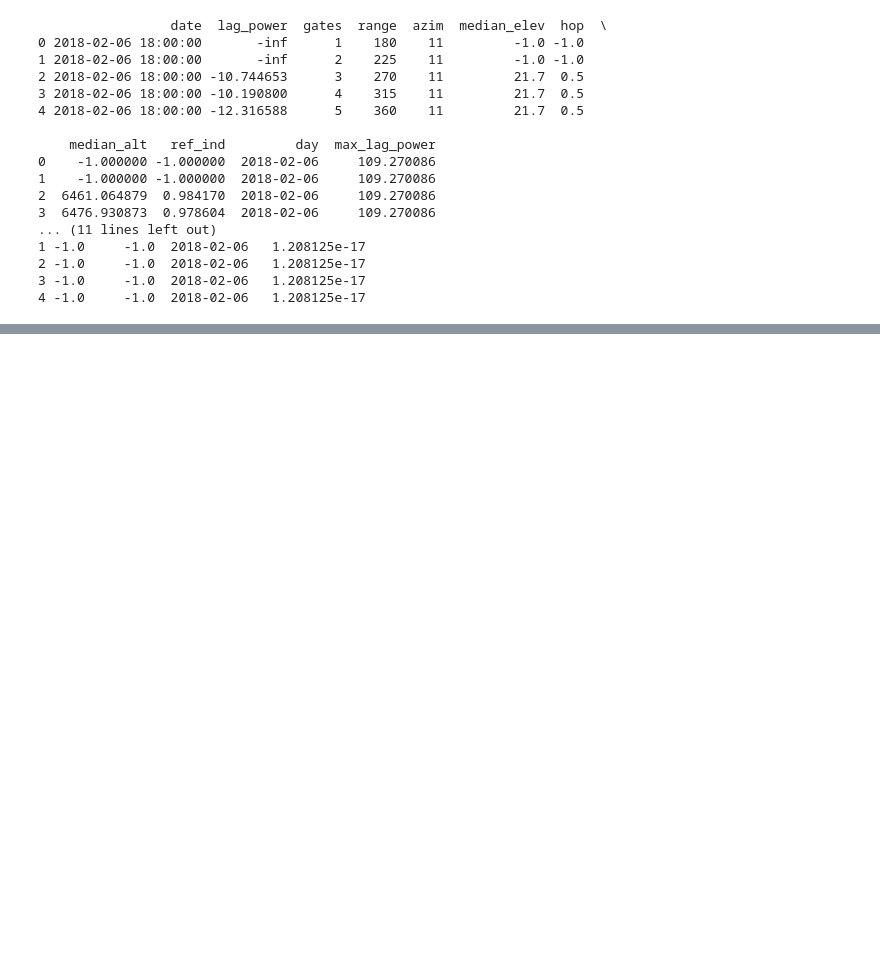
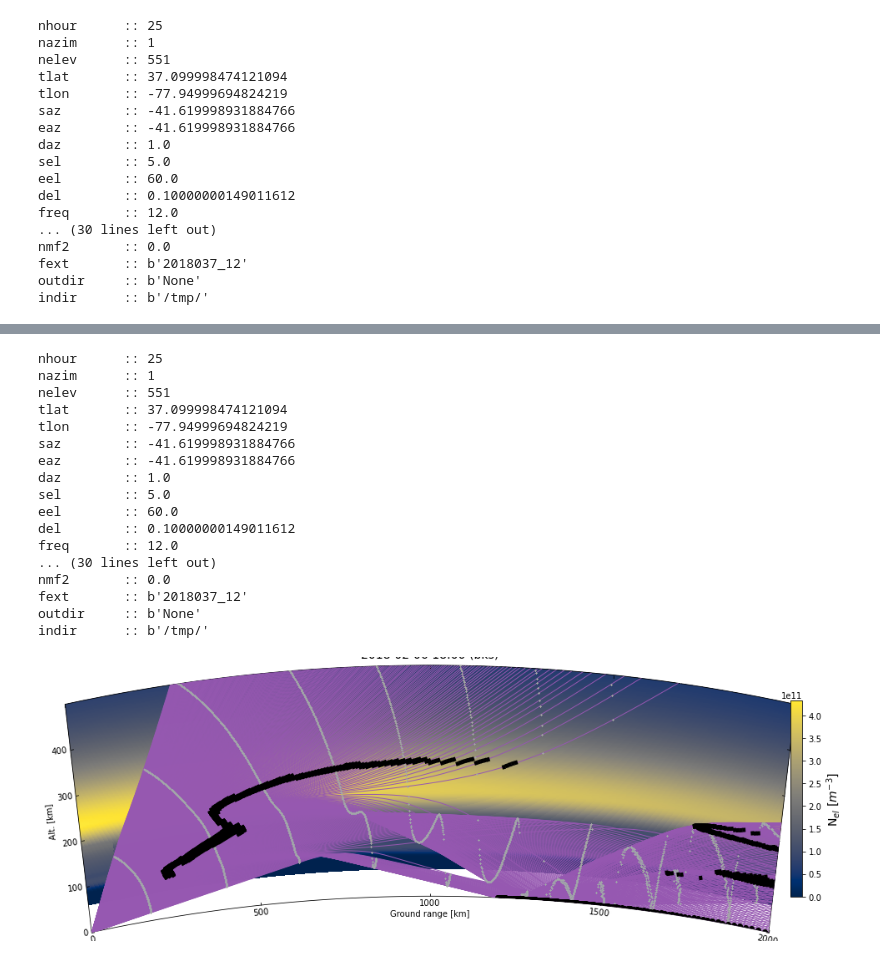
Before and after one commit to bharatreddy/raydarn, a Jupyter notebook: demo_run.ipynb, the cells around one changed output, grey strips where cells are left out. Saved outputs shown, nothing was run; the diff lists cells and outputs as text; code cells hidden in the pictures; blank space fills up the shorter version.

```diff
--- a/demo_run.ipynb
+++ b/demo_run.ipynb
@@ -203,23 +38,0 @@ See the caveats in the documentation: https://pandas.pydata.org/pandas-docs/stab
-# %%
-# gnd_df.groupby('hop').size()#[gnd_df['hop'] == 0.5]
-print(iono_df.head())
-print("-------------")
-print(gnd_df.head())
-# %% [output]
-                 date  lag_power  gates  range  azim  median_elev  hop  \
-0 2018-02-06 18:00:00       -inf      1    180    11         -1.0 -1.0
-1 2018-02-06 18:00:00       -inf      2    225    11         -1.0 -1.0
-2 2018-02-06 18:00:00 -10.744653      3    270    11         21.7  0.5
-3 2018-02-06 18:00:00 -10.190800      4    315    11         21.7  0.5
-4 2018-02-06 18:00:00 -12.316588      5    360    11         21.7  0.5
-
-    median_alt   ref_ind         day  max_lag_power
-0    -1.000000 -1.000000  2018-02-06     109.270086
-1    -1.000000 -1.000000  2018-02-06     109.270086
-2  6461.064879  0.984170  2018-02-06     109.270086
-3  6476.930873  0.978604  2018-02-06     109.270086
-... (11 lines left out)
-1 -1.0     -1.0  2018-02-06   1.208125e-17
-2 -1.0     -1.0  2018-02-06   1.208125e-17
-3 -1.0     -1.0  2018-02-06   1.208125e-17
-4 -1.0     -1.0  2018-02-06   1.208125e-17
@@ -261,0 +39,35 @@ gnd_pwr_vals = numpy.ma.masked_where(\
+# %%
+fig = plt.figure(figsize=(16, 6))
+rays_obj = plot_utils.RayPathPlot(rto, date_plot, sel_beam)
+rays_obj.plot_edens()
+rays_obj.add_cbar()
+_ = rays_obj.cbax.set_ylabel(r"N$_{el}$ [$m^{-3}$]", fontsize=14)
+rays_obj.ax1.set_title(date_plot.strftime("%Y-%m-%d %H:%M") + " ("+radar+")", fontsize=14)
+rays_obj.ax1.set_ylabel(r"Alt. [km]", size=16)
+rays_obj.ax1.set_xlabel(r"Ground range [km]", size=16)
+
+# plot rays
+rays_obj.plot_rays()
+# plot rays
+
+# Plot grnd & iono scat
+rays_obj.plot_scatter()
+# Plot grnd & iono scat
+# %% [output]
+nhour      :: 25
+nazim      :: 1
+nelev      :: 551
+tlat       :: 37.099998474121094
+tlon       :: -77.94999694824219
+saz        :: -41.619998931884766
+eaz        :: -41.619998931884766
+daz        :: 1.0
+sel        :: 5.0
+eel        :: 60.0
+del        :: 0.10000000149011612
+freq       :: 12.0
+... (30 lines left out)
+nmf2       :: 0.0
+fext       :: b'2018037_12'
+outdir     :: b'None'
+indir      :: b'/tmp/'
@@ -262,3 +75,21 @@ gnd_pwr_vals = numpy.ma.masked_where(\
+nhour      :: 25
+nazim      :: 1
+nelev      :: 551
+tlat       :: 37.099998474121094
+tlon       :: -77.94999694824219
+saz        :: -41.619998931884766
+eaz        :: -41.619998931884766
+daz        :: 1.0
+sel        :: 5.0
+eel        :: 60.0
+del        :: 0.10000000149011612
+freq       :: 12.0
+... (30 lines left out)
+nmf2       :: 0.0
+fext       :: b'2018037_12'
+outdir     :: b'None'
+indir      :: b'/tmp/'
+[figure, added]
 # %%
 plt.style.use("fivethirtyeight")
 
```
Also changed, not shown: parts of 15 cells of this notebook, 3 other files.
